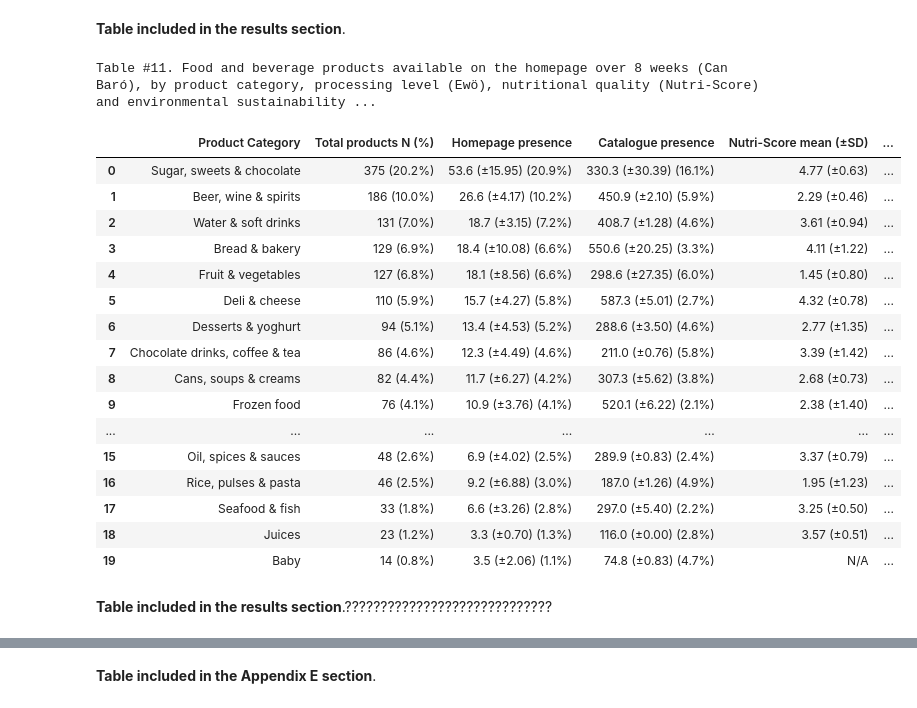
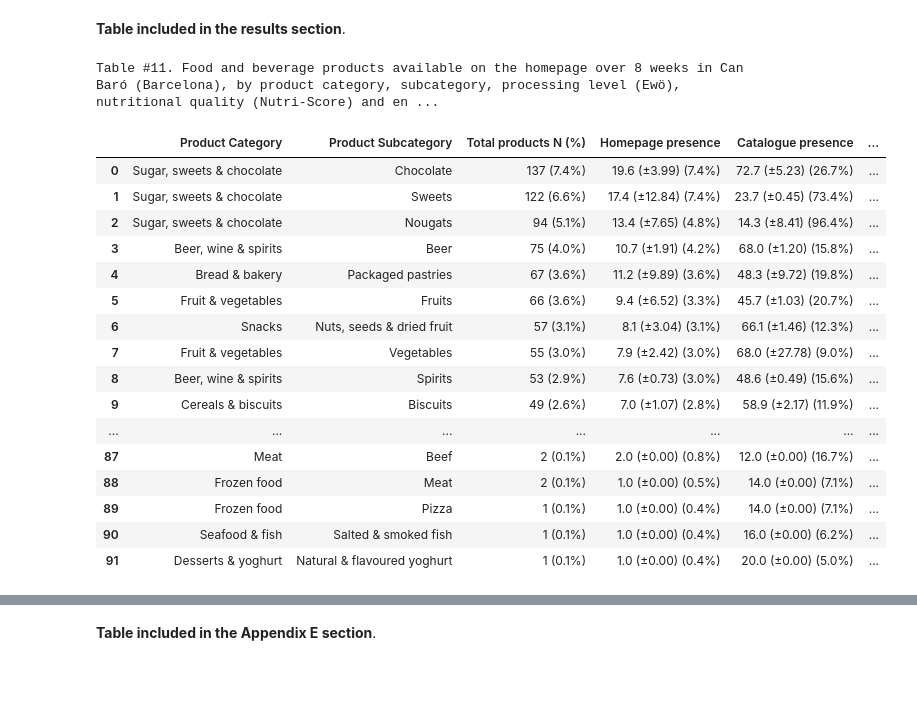
Before and after one commit to cescFT/TFM-fferretar-code, a Jupyter notebook: data-analysis/TFM-fferretar-data-analysis.ipynb, the cells around one changed output, grey strips where cells are left out. Saved outputs shown, nothing was run; the diff lists cells and outputs as text; code cells hidden in the pictures; blank space fills up the shorter version.

```diff
--- a/data-analysis/TFM-fferretar-data-analysis.ipynb
+++ b/data-analysis/TFM-fferretar-data-analysis.ipynb
@@ -1463,6 +1468,9 @@ plot_promotion_data_donut_piechart(df_products)
 [figure]
 # %% [markdown]
 **Figure not included in the results section**.
+# %%
+products_bcn_canbaro_with_promotional_data = df_products[df_products['postal_code'] == '08032']
+df_aggregations_bcn_canbaro = df_aggregation[df_aggregation['postal_code'] == '08032']
 # %%
 def plot_promotion_by_category_stacked(
     df: pd.DataFrame,
@@ -3642,32 +3688,31 @@ Table #10. Food and beverage products available on the homepage over 8 weeks, by
 # %% [markdown]
 **Table included in the results section**.
 # %%
-print("Table #11. Food and beverage products available on the homepage over 8 weeks (Can Baró), by product category, processing level (Ewö), nutritional quality (Nutri-Score) and environmental sustainability (Planet-Score)")
-category_quality_summary_canbaro = generate_category_health_environmental_summary_table(
+print("Table #11. Food and beverage products available on the homepage over 8 weeks in Can Baró (Barcelona), by product category, subcategory, processing level (Ewö), nutritional quality (Nutri-Score) and environmental sustainability (Planet-Score)")
+
+category_quality_summary = generate_category_health_environmental_summary_table(
     df=products_bcn_canbaro,
-    df_aggregation=df_aggregation,
+    df_aggregation=df_aggregations_bcn_canbaro,
     top_n_categories=None,
-    add_subcategories=False,
+    add_subcategories=True,
 )
-category_quality_summary_canbaro
+category_quality_summary
 # %% [output]
-Table #11. Food and beverage products available on the homepage over 8 weeks (Can Baró), by product category, processing level (Ewö), nutritional quality (Nutri-Score) and environmental sustainability ...
+Table #11. Food and beverage products available on the homepage over 8 weeks in Can Baró (Barcelona), by product category, subcategory, processing level (Ewö), nutritional quality (Nutri-Score) and en ...
-|  | Product Category | Total products N (%) | Homepage presence | Catalogue presence | Nutri-Score mean (±SD) | ... |
-| 0 | Sugar, sweets & chocolate | 375 (20.2%) | 53.6 (±15.95) (20.9%) | 330.3 (±30.39) (16.1%) | 4.77 (±0.63) | ... |
-| 1 | Beer, wine & spirits | 186 (10.0%) | 26.6 (±4.17) (10.2%) | 450.9 (±2.10) (5.9%) | 2.29 (±0.46) | ... |
-| 2 | Water & soft drinks | 131 (7.0%) | 18.7 (±3.15) (7.2%) | 408.7 (±1.28) (4.6%) | 3.61 (±0.94) | ... |
-| 3 | Bread & bakery | 129 (6.9%) | 18.4 (±10.08) (6.6%) | 550.6 (±20.25) (3.3%) | 4.11 (±1.22) | ... |
-| 4 | Fruit & vegetables | 127 (6.8%) | 18.1 (±8.56) (6.6%) | 298.6 (±27.35) (6.0%) | 1.45 (±0.80) | ... |
-| 5 | Deli & cheese | 110 (5.9%) | 15.7 (±4.27) (5.8%) | 587.3 (±5.01) (2.7%) | 4.32 (±0.78) | ... |
-| 6 | Desserts & yoghurt | 94 (5.1%) | 13.4 (±4.53) (5.2%) | 288.6 (±3.50) (4.6%) | 2.77 (±1.35) | ... |
-| 7 | Chocolate drinks, coffee & tea | 86 (4.6%) | 12.3 (±4.49) (4.6%) | 211.0 (±0.76) (5.8%) | 3.39 (±1.42) | ... |
-| 8 | Cans, soups & creams | 82 (4.4%) | 11.7 (±6.27) (4.2%) | 307.3 (±5.62) (3.8%) | 2.68 (±0.73) | ... |
-| 9 | Frozen food | 76 (4.1%) | 10.9 (±3.76) (4.1%) | 520.1 (±6.22) (2.1%) | 2.38 (±1.40) | ... |
+|  | Product Category | Product Subcategory | Total products N (%) | Homepage presence | Catalogue presence | ... |
+| 0 | Sugar, sweets & chocolate | Chocolate | 137 (7.4%) | 19.6 (±3.99) (7.4%) | 72.7 (±5.23) (26.7%) | ... |
+| 1 | Sugar, sweets & chocolate | Sweets | 122 (6.6%) | 17.4 (±12.84) (7.4%) | 23.7 (±0.45) (73.4%) | ... |
+| 2 | Sugar, sweets & chocolate | Nougats | 94 (5.1%) | 13.4 (±7.65) (4.8%) | 14.3 (±8.41) (96.4%) | ... |
+| 3 | Beer, wine & spirits | Beer | 75 (4.0%) | 10.7 (±1.91) (4.2%) | 68.0 (±1.20) (15.8%) | ... |
+| 4 | Bread & bakery | Packaged pastries | 67 (3.6%) | 11.2 (±9.89) (3.6%) | 48.3 (±9.72) (19.8%) | ... |
+| 5 | Fruit & vegetables | Fruits | 66 (3.6%) | 9.4 (±6.52) (3.3%) | 45.7 (±1.03) (20.7%) | ... |
+| 6 | Snacks | Nuts, seeds & dried fruit | 57 (3.1%) | 8.1 (±3.04) (3.1%) | 66.1 (±1.46) (12.3%) | ... |
+| 7 | Fruit & vegetables | Vegetables | 55 (3.0%) | 7.9 (±2.42) (3.0%) | 68.0 (±27.78) (9.0%) | ... |
+| 8 | Beer, wine & spirits | Spirits | 53 (2.9%) | 7.6 (±0.73) (3.0%) | 48.6 (±0.49) (15.6%) | ... |
+| 9 | Cereals & biscuits | Biscuits | 49 (2.6%) | 7.0 (±1.07) (2.8%) | 58.9 (±2.17) (11.9%) | ... |
 | ... | ... | ... | ... | ... | ... | ... |
-| 15 | Oil, spices & sauces | 48 (2.6%) | 6.9 (±4.02) (2.5%) | 289.9 (±0.83) (2.4%) | 3.37 (±0.79) | ... |
-| 16 | Rice, pulses & pasta | 46 (2.5%) | 9.2 (±6.88) (3.0%) | 187.0 (±1.26) (4.9%) | 1.95 (±1.23) | ... |
-| 17 | Seafood & fish | 33 (1.8%) | 6.6 (±3.26) (2.8%) | 297.0 (±5.40) (2.2%) | 3.25 (±0.50) | ... |
-| 18 | Juices | 23 (1.2%) | 3.3 (±0.70) (1.3%) | 116.0 (±0.00) (2.8%) | 3.57 (±0.51) | ... |
-| 19 | Baby | 14 (0.8%) | 3.5 (±2.06) (1.1%) | 74.8 (±0.83) (4.7%) | N/A | ... |
+| 87 | Meat | Beef | 2 (0.1%) | 2.0 (±0.00) (0.8%) | 12.0 (±0.00) (16.7%) | ... |
+| 88 | Frozen food | Meat | 2 (0.1%) | 1.0 (±0.00) (0.5%) | 14.0 (±0.00) (7.1%) | ... |
+| 89 | Frozen food | Pizza | 1 (0.1%) | 1.0 (±0.00) (0.4%) | 14.0 (±0.00) (7.1%) | ... |
+| 90 | Seafood & fish | Salted & smoked fish | 1 (0.1%) | 1.0 (±0.00) (0.4%) | 16.0 (±0.00) (6.2%) | ... |
+| 91 | Desserts & yoghurt | Natural & flavoured yoghurt | 1 (0.1%) | 1.0 (±0.00) (0.4%) | 20.0 (±0.00) (5.0%) | ... |
-# %% [markdown]
-**Table included in the results section**.?????????????????????????????
```
Also changed, not shown: parts of 31 cells of this notebook.
